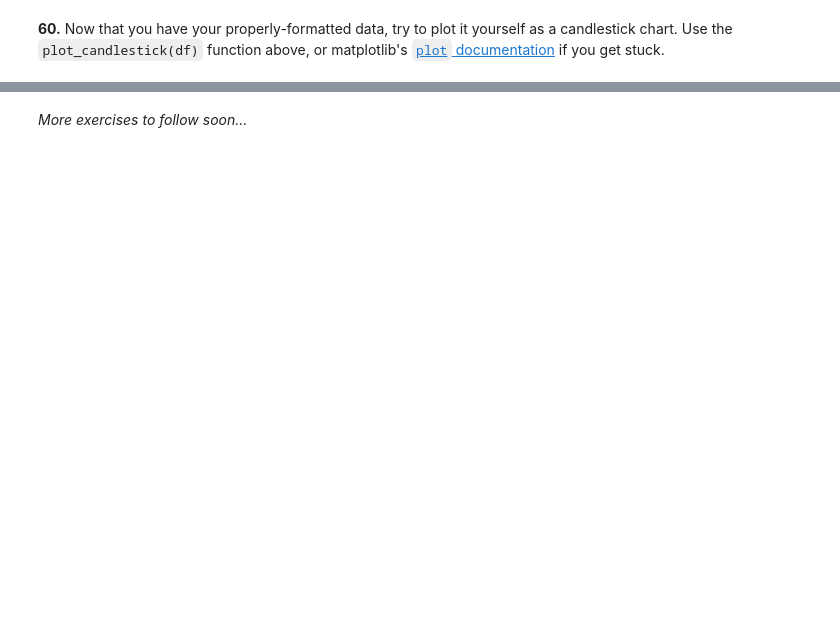
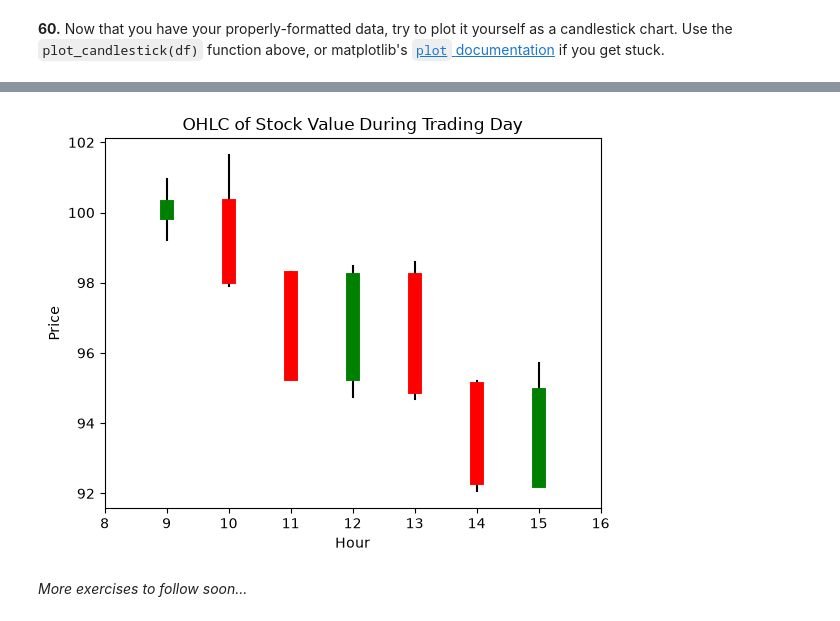
Before and after one commit to AI-DS-ML-Stats-Learning/Python-Programming, a Jupyter notebook: pandas/pandas_100/100-pandas-puzzles.ipynb, the cells around one changed output, grey strips where cells are left out. Saved outputs shown, nothing was run; the diff lists cells and outputs as text; code cells hidden in the pictures; blank space fills up the shorter version.

```diff
--- a/pandas/pandas_100/100-pandas-puzzles.ipynb
+++ b/pandas/pandas_100/100-pandas-puzzles.ipynb
@@ -1692,3 +1693,6 @@ def plot_candlestick(agg):
     plt.show()
 # %% [markdown]
 **59.** Generate a day's worth of random stock data, and aggregate / reformat it so that it has hourly summaries of the opening, highest, lowest, and closing prices
+# %%
+df = day_stock_data()
+df
@@ -1694,0 +1713,3 @@ def plot_candlestick(agg):
+# %%
+ohlc_df = df.set_index('time').resample('h').ohlc()
+ohlc_df
@@ -1696,0 +1733,2 @@ def plot_candlestick(agg):
+# %%
+ohlc_df=ohlc_df.droplevel(0, axis='columns')
@@ -1697,2 +1747,8 @@ def plot_candlestick(agg):
+# %%
+ohlc_df['color'] = np.where(ohlc_df['close']>ohlc_df['open'],'g', 'r')
+# %%
+plot_candlestick(ohlc_df)
+# %% [output]
+[figure, added]
 # %% [markdown]
 *More exercises to follow soon...*
```
Also changed, not shown: parts of 5 cells of this notebook, 3 other files.
